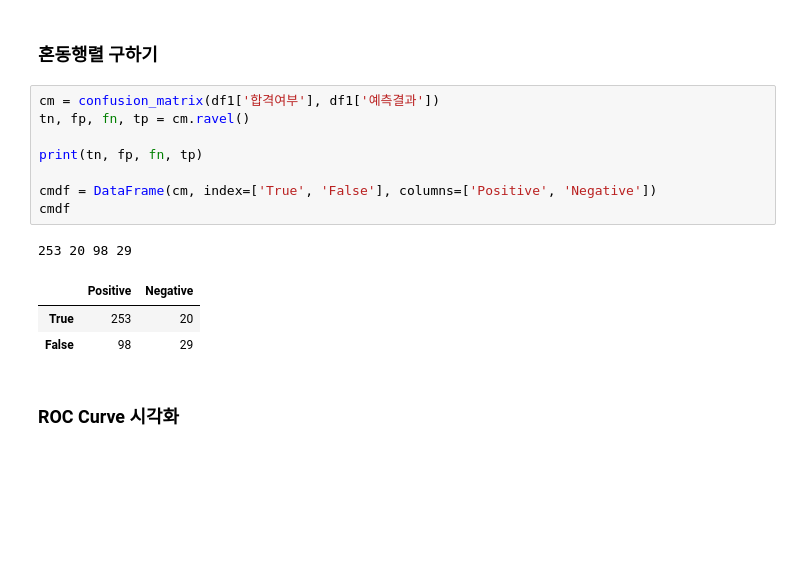
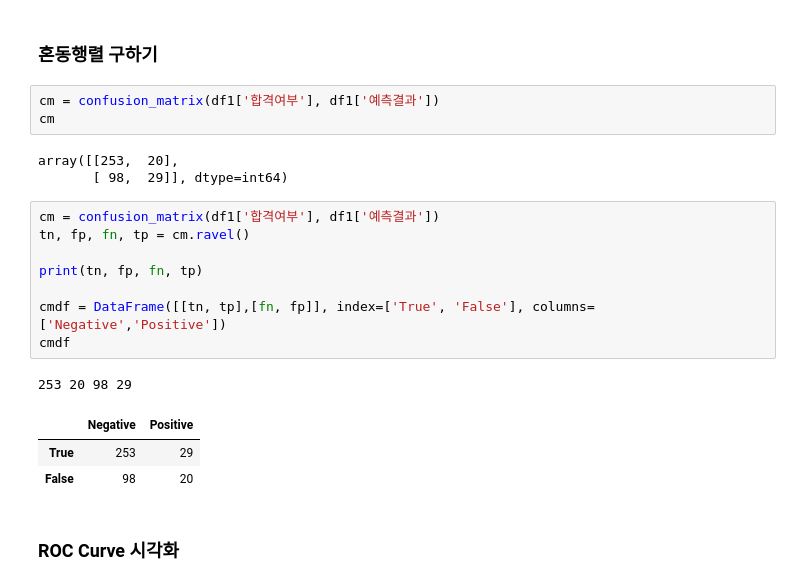
Before and after one commit to Jeeunun/Data_analysis_education_Closed, a Jupyter notebook: data_analysis/E.확증적_데이터_분석/05_로지스틱회귀/02_로지스틱회귀.ipynb, the cells around one changed output. Drawn from its saved outputs; the diff is of its cells as text; blank space fills up the shorter version.

```diff
--- a/data_analysis/E.확증적_데이터_분석/05_로지스틱회귀/02_로지스틱회귀.ipynb
+++ b/data_analysis/E.확증적_데이터_분석/05_로지스틱회귀/02_로지스틱회귀.ipynb
@@ -118,19 +118,25 @@ df1
 400 rows × 6 columns
 # %% [markdown]
 ### 혼동행렬 구하기
+# %%
+cm = confusion_matrix(df1['합격여부'], df1['예측결과'])
+cm
+# %% [output]
+array([[253,  20],
+       [ 98,  29]], dtype=int64)
 # %%
 cm = confusion_matrix(df1['합격여부'], df1['예측결과'])
 tn, fp, fn, tp = cm.ravel()
 
 print(tn, fp, fn, tp)
 
-cmdf = DataFrame(cm, index=['True', 'False'], columns=['Positive', 'Negative'])
+cmdf = DataFrame([[tn, tp],[fn, fp]], index=['True', 'False'], columns=['Negative','Positive'])
 cmdf
 # %% [output]
 253 20 98 29
-|  | Positive | Negative |
-| True | 253 | 20 |
-| False | 98 | 29 |
+|  | Negative | Positive |
+| True | 253 | 29 |
+| False | 98 | 20 |
 # %% [markdown]
 ### ROC Curve 시각화
 # %%
```
Also changed, not shown: parts of 3 cells of this notebook, 3 other files.
